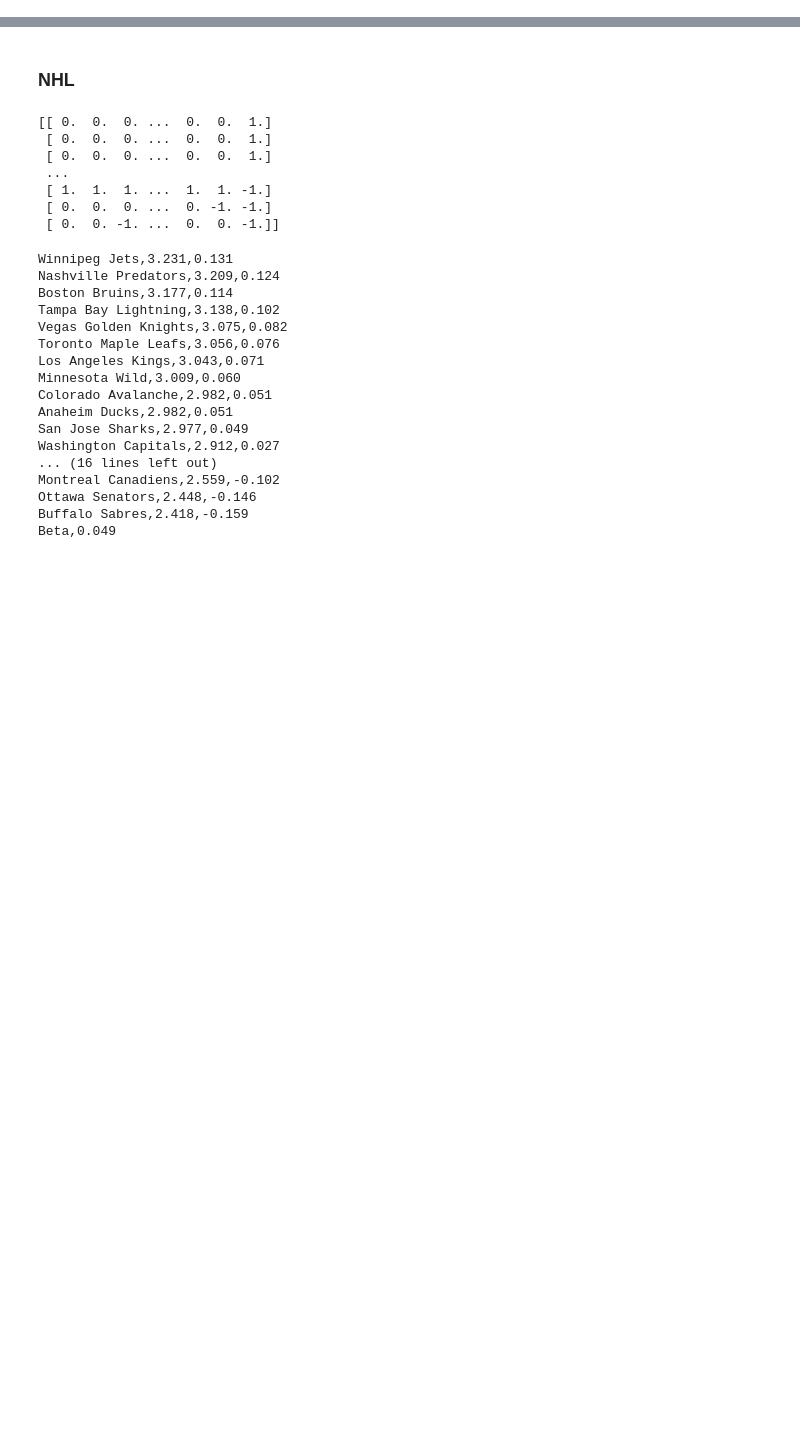
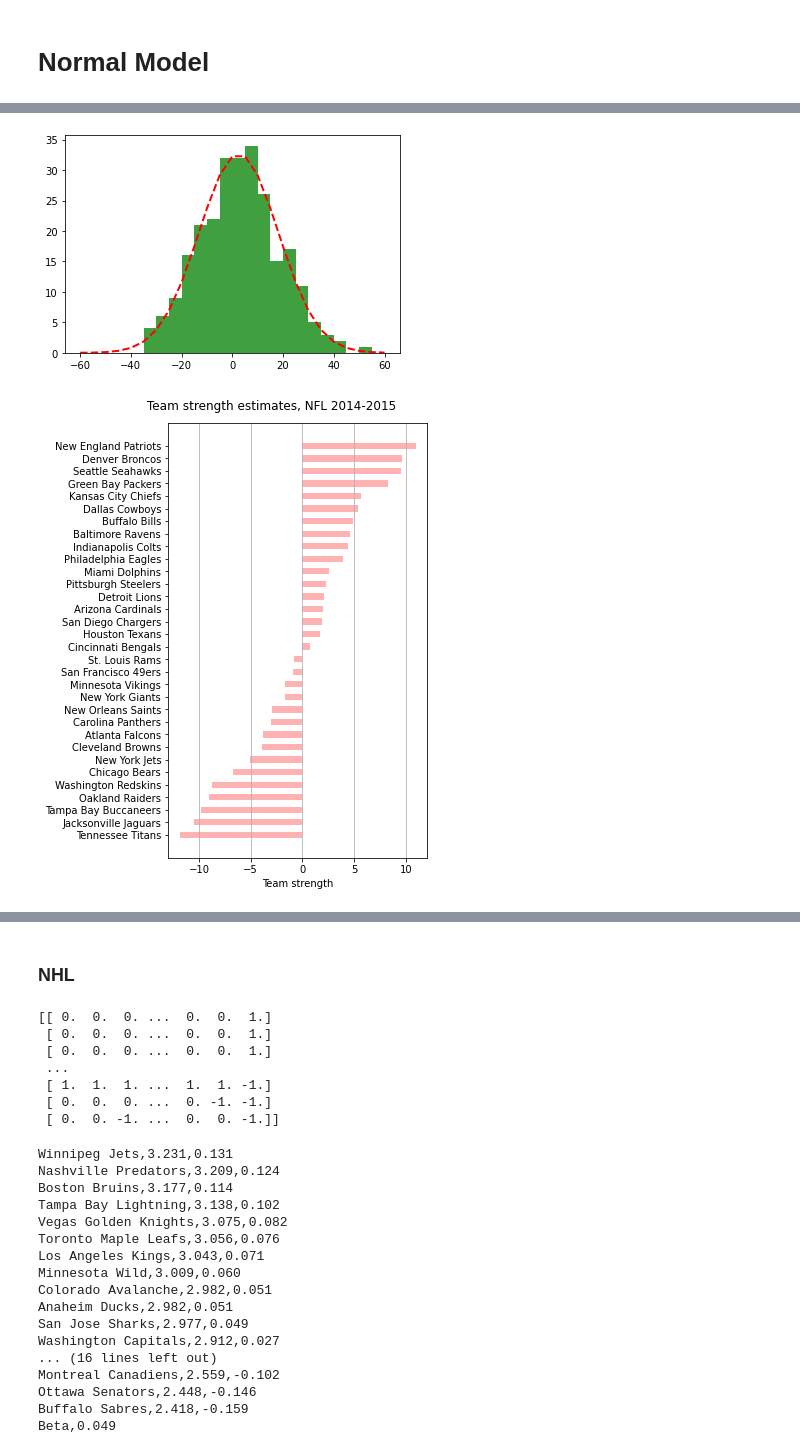
Before and after one commit to sethbilliau/SportsAnalytics, a Jupyter notebook: project1/module1code.ipynb, the cells around one changed output, grey strips where cells are left out. Drawn from its saved outputs; the diff is of its cells as text; code cells hidden in the pictures; blank space fills up the shorter version.

```diff
--- a/project1/module1code.ipynb
+++ b/project1/module1code.ipynb
@@ -0,0 +1,2 @@
+# %% [markdown]
+# Normal Model
@@ -0,0 +81,69 @@
+# %%
+# START SCRIPT
+
+season = 2014
+NFL_season = load_nfl_data(season=season)
+
+score_diff = NFL_season.score_home-NFL_season.score_away
+(mu, sigma) = norm.fit(score_diff)
+
+# the histogram of the data
+fig,ax = plt.subplots()
+n, bins, patches = ax.hist(score_diff, np.arange(-60,65,5),facecolor='green', alpha=0.75)
+
+# add a 'best fit' line
+y = norm.pdf( bins, mu, sigma)
+print(mu,sigma)
+ax.plot(bins, y*score_diff.size*5, 'r--', linewidth=2)
+
+# find all the team names (and sort)
+teams = np.unique( NFL_season[['team_home','team_away']] )
+# calculate number of teams
+nteams = teams.size
+# calculate number of games
+ngames = NFL_season.shape[0]
+# calculate design matrix
+X = get_X(teams,NFL_season)
+# get observed score differentials
+y = NFL_season.score_home - NFL_season.score_away
+# construct linear constraint matrix
+W = get_W(nteams)
+# Add extra row and column for home advantage
+Wh = block_diag(W,[1])
+
+Xh = np.c_[X,np.ones(ngames)]
+Xhs = np.matmul(Xh,Wh)
+
+# solution! (the @ symbol is another way of doing matrix multiplication in python)
+gamma = np.linalg.inv( Xhs.T @ Xhs ) @ Xhs.T @ y
+# the n-1 strength parameters
+
+theta_n1 = gamma[:-1]
+#  home advantage parameter
+beta = gamma[-1]
+# calculate the nth team strength
+theta_n = np.append( theta_n1,-theta_n1.sum() )
+yhat = Xh @ np.append( theta_n,beta )
+
+# variance of residuals
+svar = np.dot(y-yhat,y-yhat) / (ngames-nteams)
+# covariance matrix of coefficients
+theta_covar = svar * Wh @ np.linalg.inv( Xhs.T @ Xhs ) @ Wh.T
+# standard errors of  coefficients
+theta_sigma = np.sqrt( np.diagonal(theta_covar) )
+
+# now list & plot soltuions
+
+team_params = []
+for team,theta,sigma in zip(teams,theta_n,theta_sigma):
+    team_params.append((team,theta.round(3),sigma.round(3)))
+
+team_params = sorted(team_params,key=lambda x: x[1], reverse=False)
+for tp in team_params[::-1]:
+    print("%s,%1.3f,%1.3f" % tuple(tp))
+print("Beta,%1.3f, %1.3f" % (beta,theta_sigma[-1]))
+print("Residual standard deviation,%1.3f," % (np.sqrt(svar)))
+
+# MAKE_PLOT
+make_team_strength_plot(season,team_params)
+# %% [output]
@@ -0,0 +167,2 @@
+[figure, added]
+[figure, added]
```
Also changed, not shown: parts of 27 cells of this notebook.
